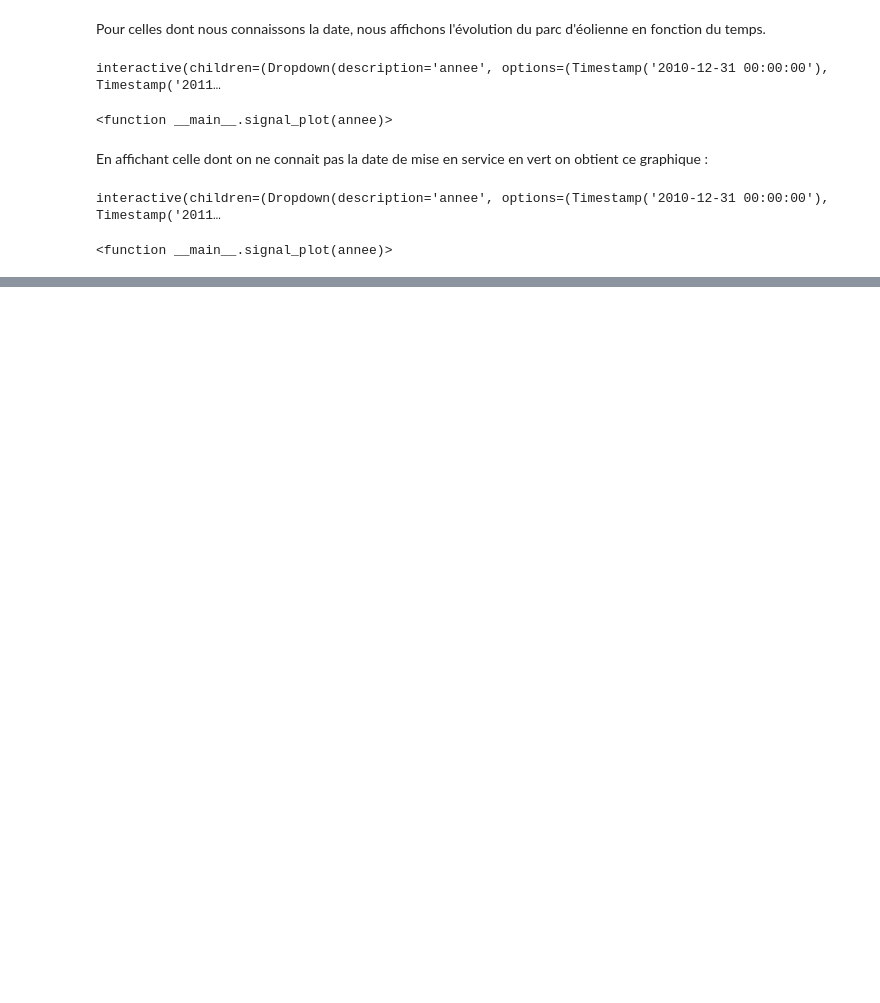
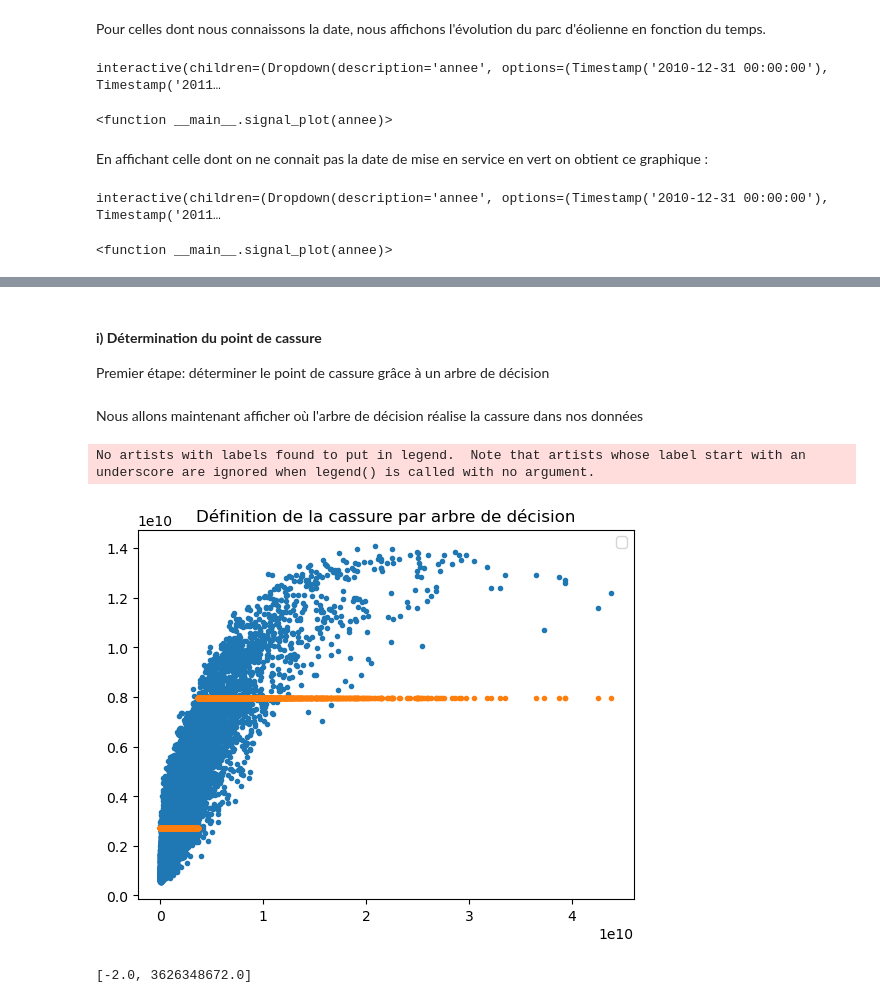
Before and after one commit to Basso42/Production-eolienne-ENSAE, a Jupyter notebook: ProjetPython.ipynb, the cells around one changed output, grey strips where cells are left out. Cells and saved outputs as stored; diff of their text form; code cells hidden in the pictures; blank space fills up the shorter version.

```diff
--- a/ProjetPython.ipynb
+++ b/ProjetPython.ipynb
@@ -747,0 +1205,21 @@ Nous utilisons ensuite des modèles de machine learning plus performants pour d
+# %% [markdown]
+#### **i) Détermination du point de cassure**
+
+Premier étape: déterminer le point de cassure grâce à un arbre de décision
+# %%
+#On importe le package nécessaire
+from sklearn.tree import DecisionTreeRegressor
+
+#On définie le modèle d'arbre de décision que l'on souhaite, en l'occurence on ne cherche à avoir qu'une seule cassure
+model_cassure = DecisionTreeRegressor(min_samples_leaf=10, max_depth=1)
+# %%
+#On convertit nos colonnes dans le format demandé par l'arbre de décision
+X = data['Windspeed_cubed'].to_numpy()
+X = X.reshape(-1, 1)
+y = data['Electricity'].to_numpy()
+# %%
+#On fait tourner le modèle d'arbre de décision sur nos données
+model_cassure.fit(X, y)
+y_cassure = model_cassure.predict(X)
+# %% [markdown]
+Nous allons maintenant afficher où l'arbre de décision réalise la cassure dans nos données
@@ -747,0 +1229,18 @@ Nous utilisons ensuite des modèles de machine learning plus performants pour d
+# %%
+#On trace le graphique
+fig, ax = plt.subplots(1, 1)
+ax.plot(X, y, ".")
+ax.plot(X, y_cassure, ".")
+ax.legend()
+ax.set_title("Définition de la cassure par arbre de décision");
+# %% [output]
+No artists with labels found to put in legend.  Note that artists whose label start with an underscore are ignored when legend() is called with no argument.
+[figure, added]
+# %%
+#On récupère l'ordonnée où la cassure doit se faire
+cassure = list(sorted(set(model_cassure.tree_.threshold)))
+cassure += [(cassure[i] + cassure[i-1])/2 for i in range(1,len(cassure)-1)]
+cassure = list(sorted(cassure))
+cassure
+# %% [output]
+[-2.0, 3626348672.0]
```
Also changed, not shown: parts of 93 cells of this notebook.
